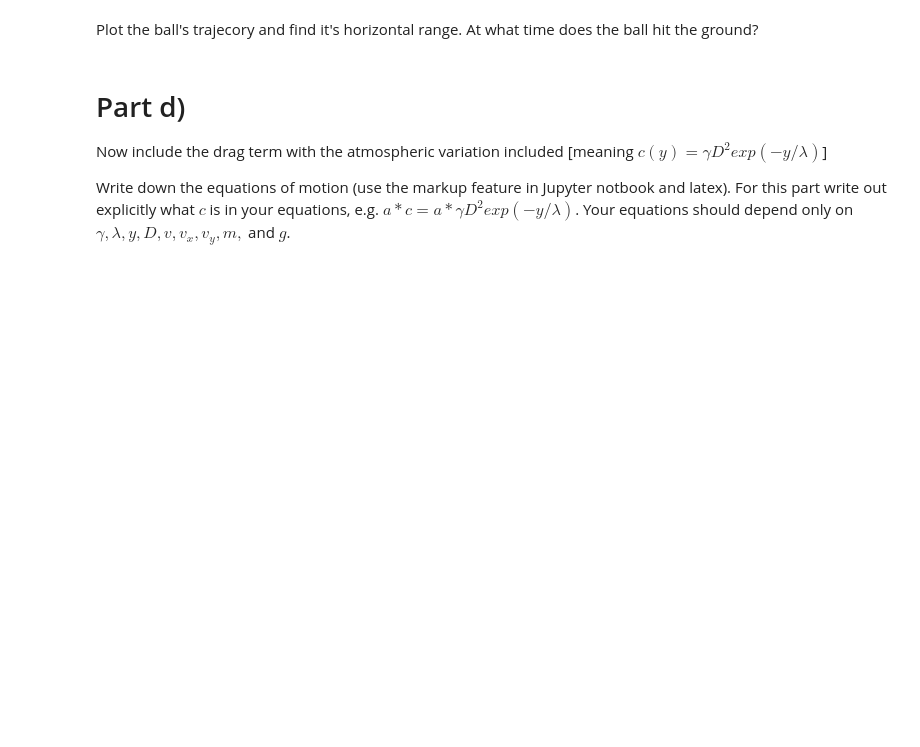
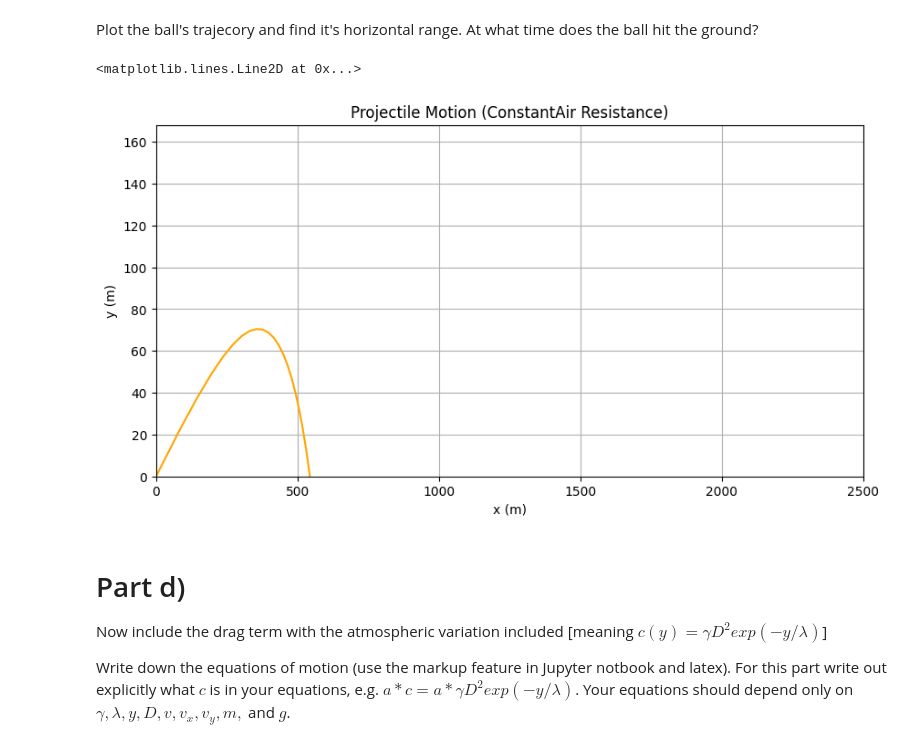
Before and after one commit to Tsclonetrooper/Phys-3511-Fall24, a Jupyter notebook: Module02/Assignment/Assignment_02.ipynb, the cells around one changed output. Drawn from its saved outputs; the diff is of its cells as text; code cells hidden in the pictures; blank space fills up the shorter version.

```diff
--- a/Module02/Assignment/Assignment_02.ipynb
+++ b/Module02/Assignment/Assignment_02.ipynb
@@ -151,2 +173,17 @@ Use Scipy (*RK4(5)* method) to solve numerically $x(t)$ and $y(t)$ for $0\le t \
+# %%
+tca = np.linspace(0,35,100)
+tca0 = tca[0]
+tcaf = tca[-1]
+v0 = 300
+vx0 = np.cos(-50)*v0
+vy0 = np.sin(-50)*v0
+
+initial_state = np.array([0,0,vx0,vy0])
+
+
+solca = integrate.solve_ivp(proj_constant_ar, (tca0,tcaf), initial_state, method='RK45', t_eval=tca)
+xca = solca.y[0]
+yca = solca.y[1]
+t_satca = solca.t
 # %% [markdown]
 Plot the ball's trajecory and find it's horizontal range. At what time does the ball hit the ground?
@@ -155,3 +190,17 @@ Plot the ball's trajecory and find it's horizontal range. At what time does the
+# %%
+plt.figure(figsize=(10, 5))
+plt.plot(xca, yca, color='orange')
+plt.title('Projectile Motion (ConstantAir Resistance)')
+plt.xlabel('x (m)')
+plt.ylabel('y (m)')
+plt.grid()
+plt.xlim(0, 2500)
+plt.ylim(0, max(y) + 10)
+plt.axhline(0, color='black', lw=0.5)
+plt.axvline(0, color='black', lw=0.5)
+# %% [output]
+<matplotlib.lines.Line2D at 0x...>
+[figure, added]
 # %% [markdown]
 # Part d)
 
```
Also changed, not shown: parts of 20 cells of this notebook, 6 other files.
